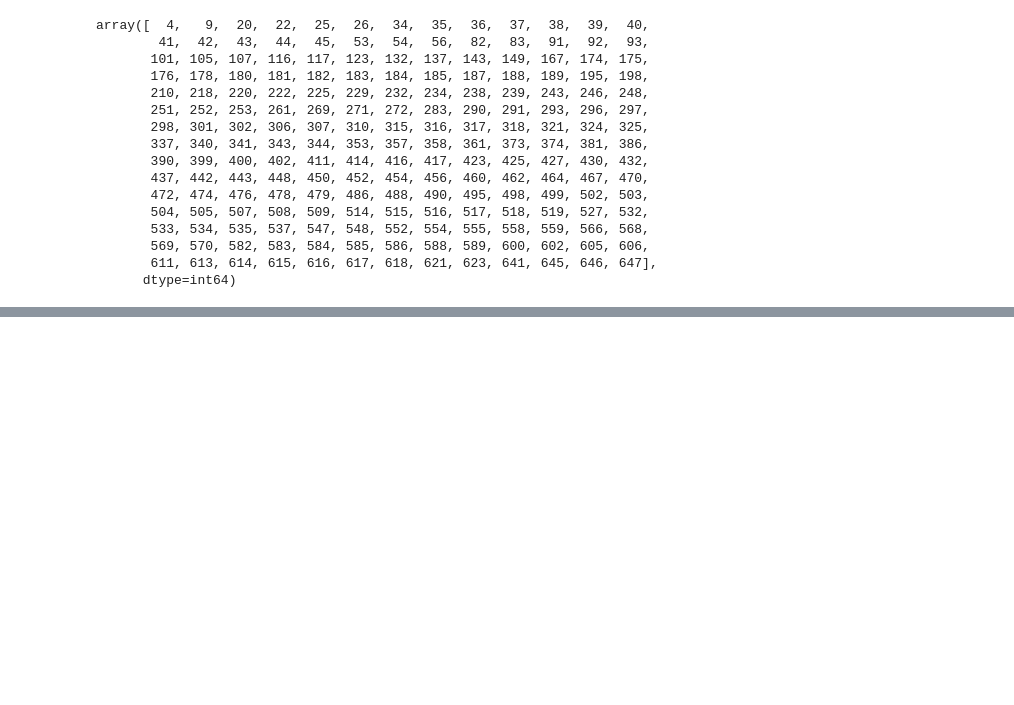
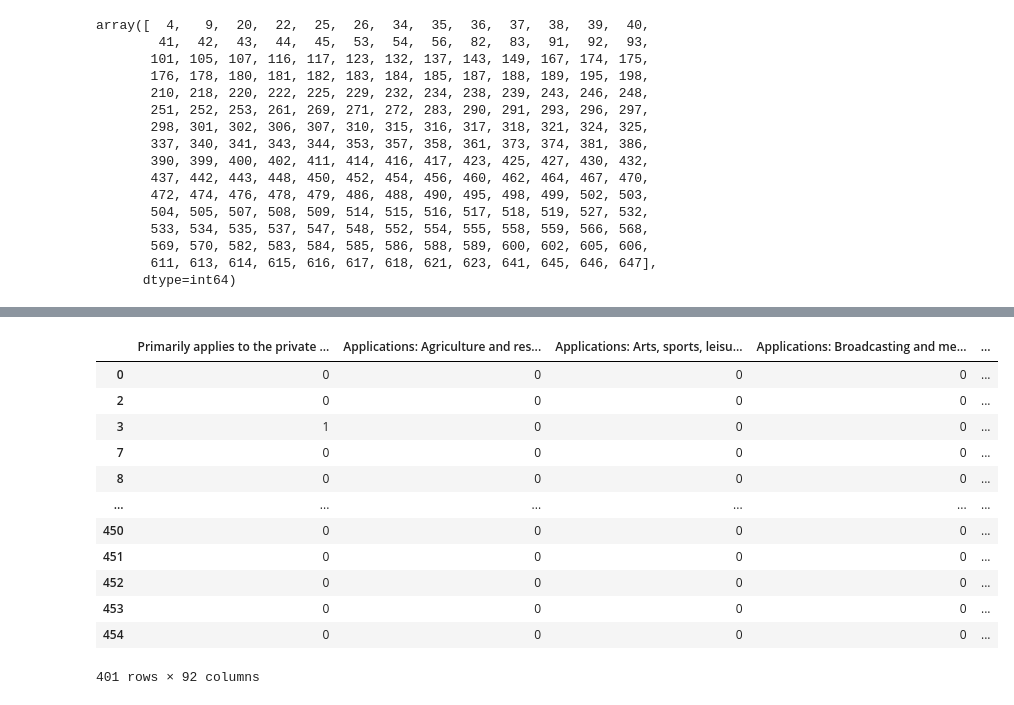
Before and after one commit to noahfehr/econometrics-final, a Jupyter notebook: test.ipynb, the cells around one changed output, grey strips where cells are left out. Drawn from its saved outputs; the diff is of its cells as text; code cells hidden in the pictures; blank space fills up the shorter version.

```diff
--- a/test.ipynb
+++ b/test.ipynb
@@ -329,0 +566,23 @@ df.to_csv('agora_topic_probabilities.csv')
+# %%
+df = df.drop(columns=['Annotated?', 'Number of segments created'], errors='ignore')
+# Drop the 'federal_executive' dummy to use as baseline
+if 'gov_category_consolidated_federal_executive' in df.columns:
+    df = df.drop(columns=['gov_category_consolidated_federal_executive'])
+# Drop primarily applies to the government (dummy with private secotr)
+if 'Primarily applies to the government' in df.columns:
+    df = df.drop(columns=['Primarily applies to the government'])
+df
+# %% [output]
+|  | Primarily applies to the private ... | Applications: Agriculture and res... | Applications: Arts, sports, leisu... | Applications: Broadcasting and me... | ... |
+| 0 | 0 | 0 | 0 | 0 | ... |
+| 2 | 0 | 0 | 0 | 0 | ... |
+| 3 | 1 | 0 | 0 | 0 | ... |
+| 7 | 0 | 0 | 0 | 0 | ... |
+| 8 | 0 | 0 | 0 | 0 | ... |
+| ... | ... | ... | ... | ... | ... |
+| 450 | 0 | 0 | 0 | 0 | ... |
+| 451 | 0 | 0 | 0 | 0 | ... |
+| 452 | 0 | 0 | 0 | 0 | ... |
+| 453 | 0 | 0 | 0 | 0 | ... |
+| 454 | 0 | 0 | 0 | 0 | ... |
+401 rows × 92 columns
```
Also changed, not shown: parts of 14 cells of this notebook, 3 other files.
